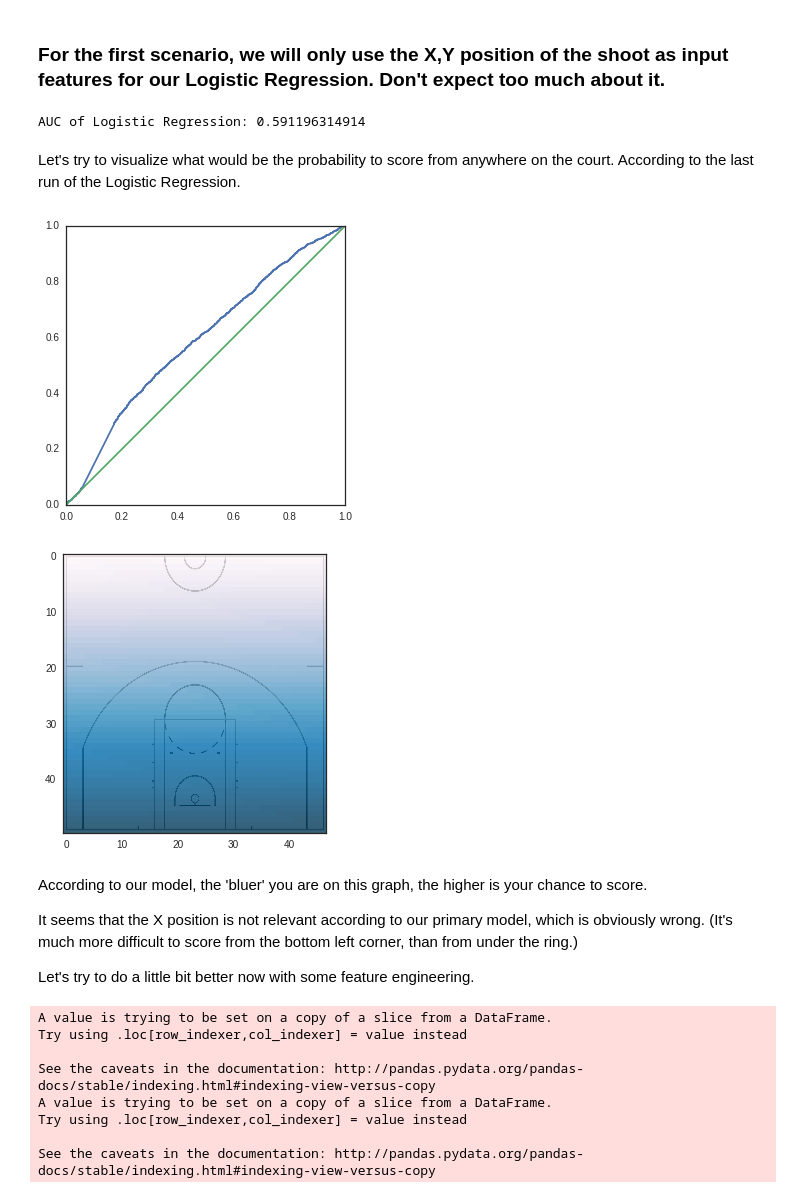
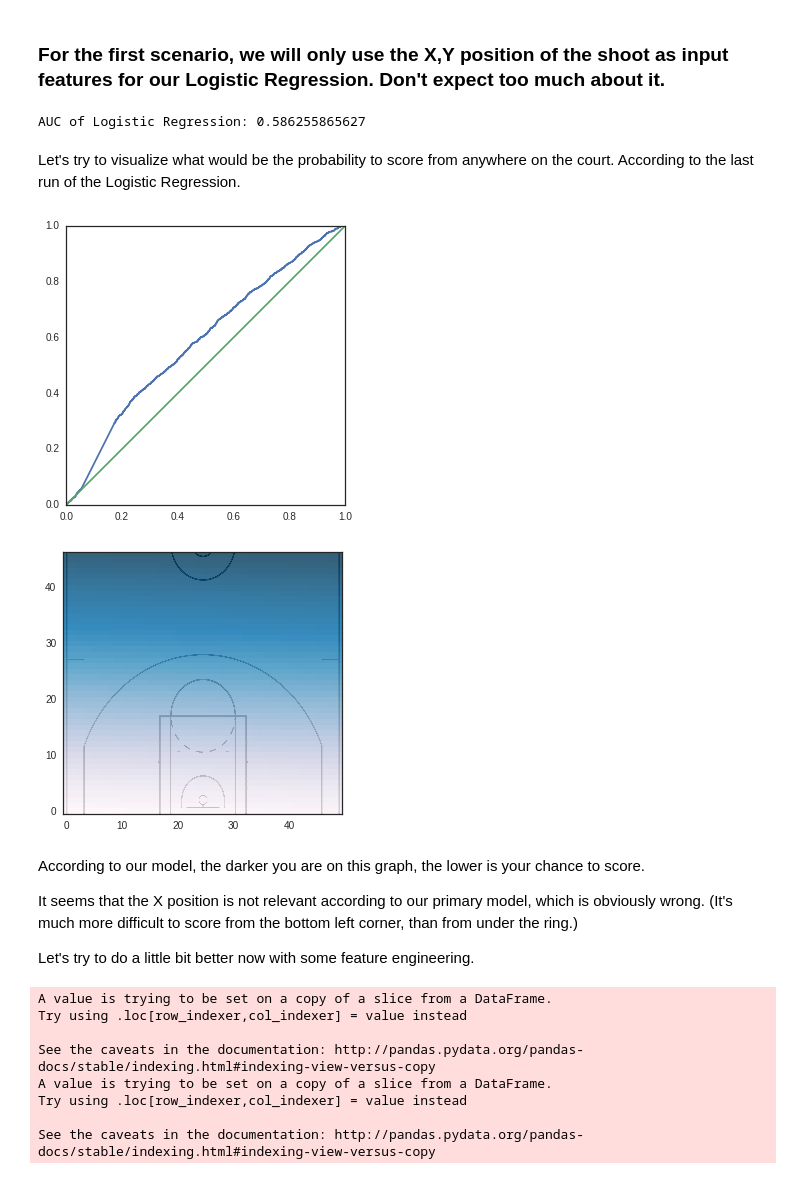
Before and after one commit to jofrisch/Kobe, a Jupyter notebook: Kobe Bryant.ipynb, the cells around one changed output. Drawn from its saved outputs; the diff is of its cells as text; code cells hidden in the pictures.

Commit message:
Correcting the graphs size

```diff
--- a/Kobe Bryant.ipynb
+++ b/Kobe Bryant.ipynb
@@ -117,8 +112,8 @@ Y = le.fit_transform(data["shot_made_flag"].values)
 indices = np.arange(len(X))
 np.random.shuffle(indices)
 
-train_indices=indices[:len(x)*4/5]
-test_indices= indices[len(X)*4/5:]
+test_indices= indices[:len(X)/5]
+train_indices=indices[len(X)/5:]
 # %%
 total_auc = 0 #total will be used to measure the AUC of the ROC function
 
@@ -140,7 +135,7 @@ total_auc += metrics.auc(fpr, tpr)
 accuracy = total_auc
 print "AUC of Logistic Regression: {0}".format(accuracy)
 # %% [output]
-AUC of Logistic Regression: 0.591196314914
+AUC of Logistic Regression: 0.586255865627
 # %% [markdown]
 Let's try to visualize what would be the probability to score from anywhere on the court. According to the last run of the Logistic Regression.
 # %%
@@ -149,7 +144,7 @@ plt.rcParams['figure.figsize'] = (5.0, 5.0) # set figure sizes
 plt.plot(fpr, tpr)
 plt.plot(np.linspace(0.0, 1.0, 100),np.linspace(0.0, 1.0, 100));
 # %% [output]
-[figure, old version]
+[figure, new version]
 # %%
 x_min= -250
 x_max= 250
@@ -166,18 +161,18 @@ all_X = np.tile(loc_x, nb_Y_points)
 all_Y = np.repeat(loc_y, nb_X_points)
 all_court = np.transpose([all_X, all_Y])
 
-predictions_on_court = reg.predict_proba(all_court)[:, 1].reshape((nb_X_points, nb_Y_points))
+predictions_on_court = reg.predict_proba(all_court)[:, 1].reshape((nb_Y_points, nb_X_points))
 # %%
 from matplotlib import cm
 
 plt.rcParams['figure.figsize'] = (5.0, 5.0) # set figure sizes
 
-plt.imshow(img, zorder=0, extent=[0, 46, 49, 0])
-plt.imshow(predictions_on_court, interpolation='nearest', cmap='PuBu_r', alpha=0.8);
+plt.imshow(img, zorder=0, extent=[0, 49, -4, 48])
+plt.imshow(predictions_on_court, interpolation='None', cmap='PuBu_r', alpha=0.8,origin='lower');
 # %% [output]
-[figure, old version]
+[figure, new version]
 # %% [markdown]
-According to our model, the 'bluer' you are on this graph, the higher is your chance to score.
+According to our model, the darker you are on this graph, the lower is your chance to score.
 
 It seems that the X position is not relevant according to our primary model, which is obviously wrong. (It's much more difficult to score from the bottom left corner, than from under the ring.)
 
```
Also changed, not shown: parts of 13 cells of this notebook.
